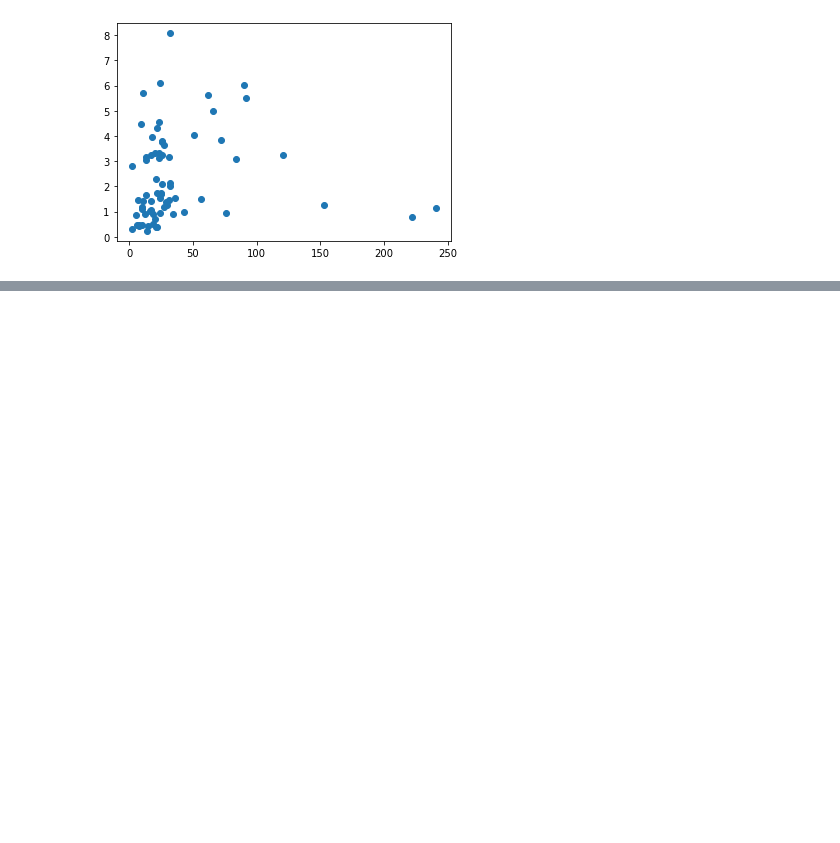
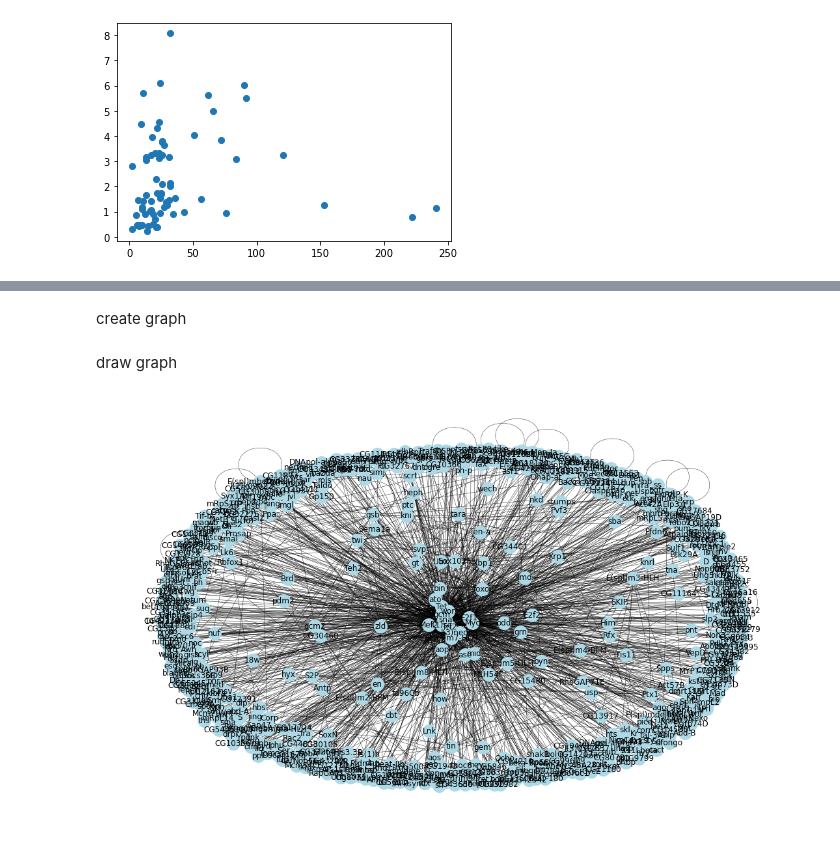
Before and after one commit to ozlembahar/devo-grn, a Jupyter notebook: notebooks/results_analysis_May31.ipynb, the cells around one changed output, grey strips where cells are left out. Saved outputs shown, nothing was run; the diff lists cells and outputs as text; code cells hidden in the pictures; blank space fills up the shorter version.

```diff
--- a/notebooks/results_analysis_May31.ipynb
+++ b/notebooks/results_analysis_May31.ipynb
@@ -83,14 +82,3 @@ for folder in glob('../results/*/'):
     regulons_top_freq.to_csv(folder + 'regulons_top80.csv')
 # %% [markdown]
 Count genes frequencies, for the same TF
-# %%
-from ast import literal_eval
-genes_count = {}
-
-for folder in glob('../results/*/'):
-    print(folder)
-    compact = pd.read_csv(folder+'regulons_top80.csv', index_col=0)
-    compact.genes = compact.genes.apply(literal_eval)
-    top_freq_df = compact.genes.explode()
-    # Here add counter
-    break
@@ -111,0 +85,14 @@ Name: genes, Length: 69, dtype: int64
+# %%
+from ast import literal_eval
+import os
+
+all_dfs = pd.concat([pd.read_csv(folder + 'regulons_top80.csv', index_col=0) for folder in glob("../results/*/")])
+all_dfs_genes = all_dfs['genes']  # keep only genes column, discard size of regulon and score
+all_dfs_genes = all_dfs_genes.apply(literal_eval) # convert string to list
+all_dfs_genes = all_dfs_genes.explode()
+all_dfs_genes = pd.DataFrame(all_dfs_genes).rename({'genes': 'gene'}, axis='columns')
+gene_counts = all_dfs_genes.groupby(['TF', 'gene']).size().to_frame('count')
+gene_counts.to_csv("../results/gene_counts.csv")
+
+gene_counts = gene_counts.reset_index()
+gene_counts
@@ -151,0 +184,5 @@ plt.show()
+# %% [markdown]
+create graph
+# %%
+# get gene counts higher/equal than 8
+gene_counts_8 = gene_counts.loc[gene_counts['count'].ge(9)]
@@ -151,0 +191,11 @@ plt.show()
+# %%
+G = nx.from_pandas_edgelist(gene_counts_8[["TF", "gene"]], source='TF', target='gene')
+# %% [markdown]
+draw graph
+# %%
+plt.figure(figsize=(15,9))
+pos = nx.spring_layout(G, k=0.8)
+nx.draw(G, pos , with_labels = True, width=0.4,
+        node_color='lightblue', node_size=400)
+# %% [output]
+[figure, added]
```
Also changed, not shown: parts of 18 cells of this notebook.
